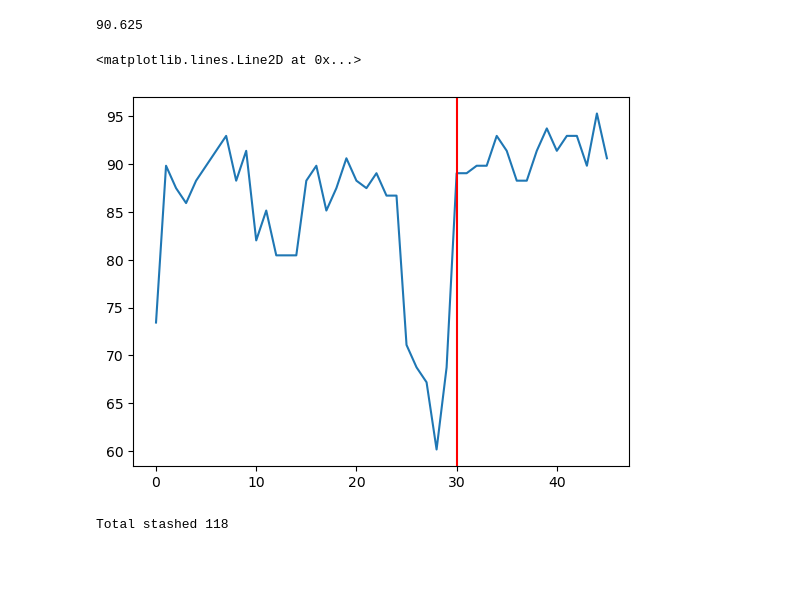
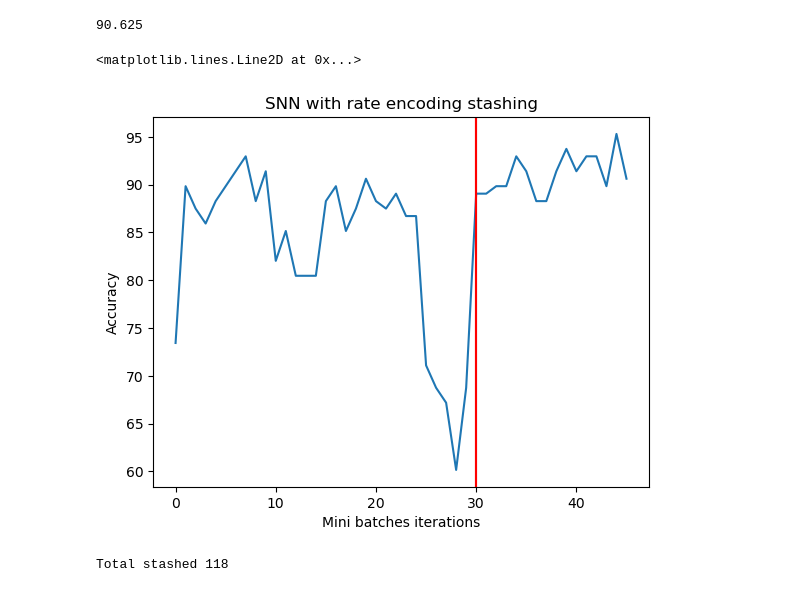
Before and after one commit to nirmalshah123/Hybrid_SNN, a Jupyter notebook: Nirmal/nodes_removed/rate_encoding_SNN_stashing_quntization.ipynb, the cells around one changed output. Cells and saved outputs as stored; diff of their text form; code cells hidden in the pictures; blank space fills up the shorter version.

```diff
--- a/Nirmal/nodes_removed/rate_encoding_SNN_stashing_quntization.ipynb
+++ b/Nirmal/nodes_removed/rate_encoding_SNN_stashing_quntization.ipynb
@@ -229,9 +229,13 @@ accuracy_plot.append(accuracy())
 # %%
 plt.plot(accuracy_plot)
 plt.axvline(x=all_neurons_joined,color='r')
+plt.title("SNN with rate encoding stashing")
+plt.xlabel("Mini batches iterations")
+plt.ylabel("Accuracy")
+plt.axvline(x=all_neurons_joined,color='r')
 # %% [output]
 <matplotlib.lines.Line2D at 0x...>
-[figure, old version]
+[figure, new version]
 # %%
 layer1_wts = model.linear_1.weight[:,:].cpu().clone().detach().numpy()
 temp_layer_1_wts = model.linear_1.weight[:,:].cpu().clone().detach().numpy()
```
Also changed, not shown: parts of 4 cells of this notebook, 5 other files.
